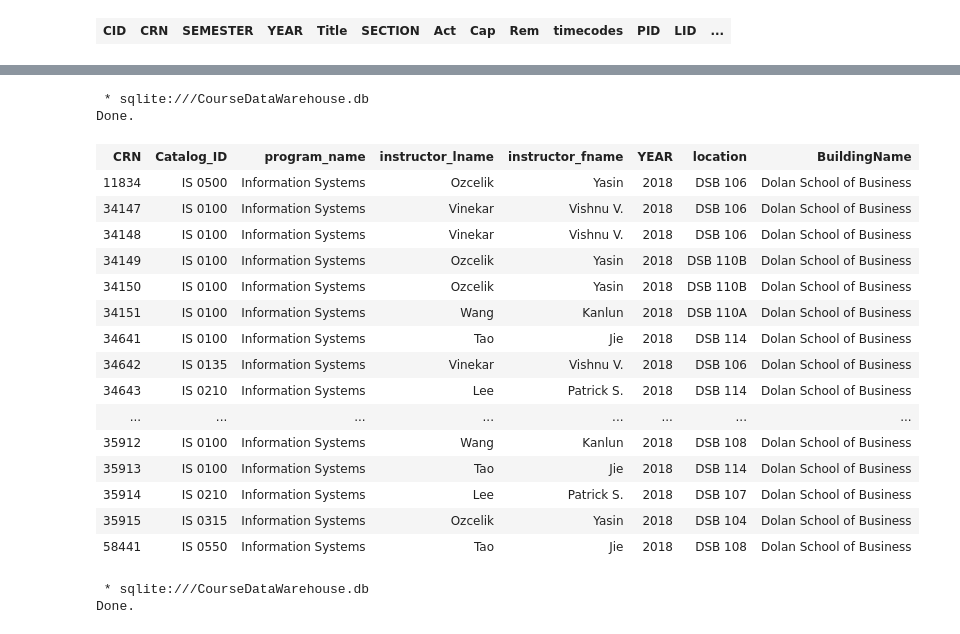
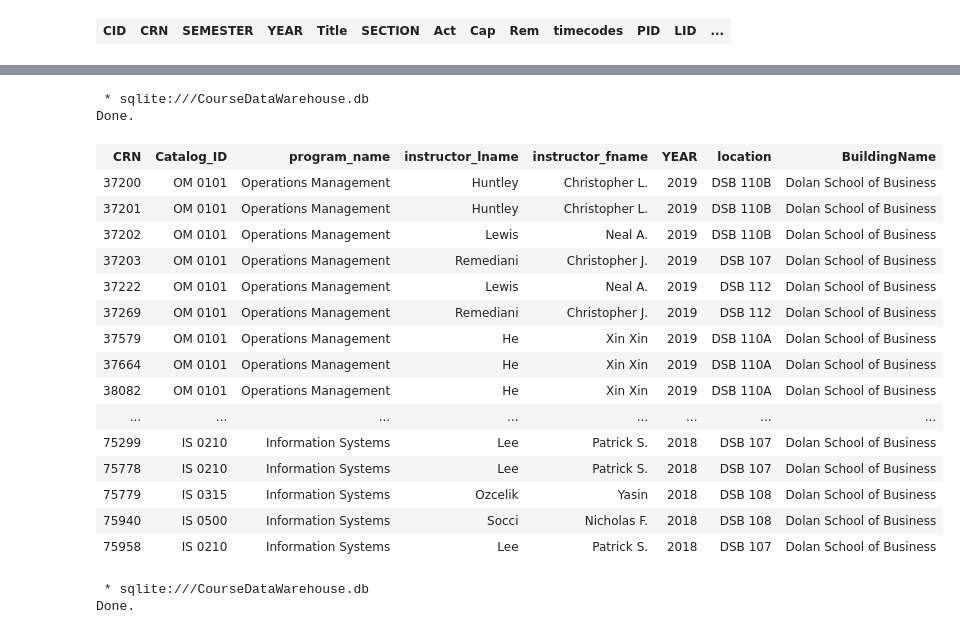
Before and after one commit to fairfield-ba510-spring2020/term-project-mayo, a Jupyter notebook: CourseDataWarehouseTestv2.ipynb, the cells around one changed output, grey strips where cells are left out. Saved outputs shown, nothing was run; the diff lists cells and outputs as text; code cells hidden in the pictures.

```diff
--- a/CourseDataWarehouseTestv2.ipynb
+++ b/CourseDataWarehouseTestv2.ipynb
@@ -176,34 +177,34 @@ Done.
 # %%
 %%sql
 
 SELECT CRN,COURSE_CATALOGS_DIM.Catalog_ID, program_name,  instructor_lname,instructor_fname, YEAR,location ,BuildingName
 FROM COURSES_FACT
     JOIN PROGRAMS_DIM USING (PID)
     JOIN COURSE_CATALOGS_DIM USING (CID)
     JOIN FACULTY_DIM USING (FID)
     JOIN LOCATIONS_DIM USING (LID)
-WHERE program_name like 'iNFORMATION%' AND YEAR = 2018
+WHERE program_name like 'iNFORMATION%'  or program_name like 'Operations Management'  and YEAR = 2019
 GROUP BY CRN
 ORDER BY program_name DESC
 # %% [output]
  * sqlite:///CourseDataWarehouse.db
 Done.
 | CRN | Catalog_ID | program_name | instructor_lname | instructor_fname | YEAR | location | BuildingName |
-| 11834 | IS 0500 | Information Systems | Ozcelik | Yasin | 2018 | DSB 106 | Dolan School of Business |
-| 34147 | IS 0100 | Information Systems | Vinekar | Vishnu V. | 2018 | DSB 106 | Dolan School of Business |
-| 34148 | IS 0100 | Information Systems | Vinekar | Vishnu V. | 2018 | DSB 106 | Dolan School of Business |
-| 34149 | IS 0100 | Information Systems | Ozcelik | Yasin | 2018 | DSB 110B | Dolan School of Business |
-| 34150 | IS 0100 | Information Systems | Ozcelik | Yasin | 2018 | DSB 110B | Dolan School of Business |
-| 34151 | IS 0100 | Information Systems | Wang | Kanlun | 2018 | DSB 110A | Dolan School of Business |
-| 34641 | IS 0100 | Information Systems | Tao | Jie | 2018 | DSB 114 | Dolan School of Business |
-| 34642 | IS 0135 | Information Systems | Vinekar | Vishnu V. | 2018 | DSB 106 | Dolan School of Business |
-| 34643 | IS 0210 | Information Systems | Lee | Patrick S. | 2018 | DSB 114 | Dolan School of Business |
+| 37200 | OM 0101 | Operations Management | Huntley | Christopher L. | 2019 | DSB 110B | Dolan School of Business |
+| 37201 | OM 0101 | Operations Management | Huntley | Christopher L. | 2019 | DSB 110B | Dolan School of Business |
+| 37202 | OM 0101 | Operations Management | Lewis | Neal A. | 2019 | DSB 110B | Dolan School of Business |
+| 37203 | OM 0101 | Operations Management | Remediani | Christopher J. | 2019 | DSB 107 | Dolan School of Business |
+| 37222 | OM 0101 | Operations Management | Lewis | Neal A. | 2019 | DSB 112 | Dolan School of Business |
+| 37269 | OM 0101 | Operations Management | Remediani | Christopher J. | 2019 | DSB 112 | Dolan School of Business |
+| 37579 | OM 0101 | Operations Management | He | Xin Xin | 2019 | DSB 110A | Dolan School of Business |
+| 37664 | OM 0101 | Operations Management | He | Xin Xin | 2019 | DSB 110A | Dolan School of Business |
+| 38082 | OM 0101 | Operations Management | He | Xin Xin | 2019 | DSB 110A | Dolan School of Business |
 | ... | ... | ... | ... | ... | ... | ... | ... |
-| 35912 | IS 0100 | Information Systems | Wang | Kanlun | 2018 | DSB 108 | Dolan School of Business |
-| 35913 | IS 0100 | Information Systems | Tao | Jie | 2018 | DSB 114 | Dolan School of Business |
-| 35914 | IS 0210 | Information Systems | Lee | Patrick S. | 2018 | DSB 107 | Dolan School of Business |
-| 35915 | IS 0315 | Information Systems | Ozcelik | Yasin | 2018 | DSB 104 | Dolan School of Business |
-| 58441 | IS 0550 | Information Systems | Tao | Jie | 2018 | DSB 108 | Dolan School of Business |
+| 75299 | IS 0210 | Information Systems | Lee | Patrick S. | 2018 | DSB 107 | Dolan School of Business |
+| 75778 | IS 0210 | Information Systems | Lee | Patrick S. | 2018 | DSB 107 | Dolan School of Business |
+| 75779 | IS 0315 | Information Systems | Ozcelik | Yasin | 2018 | DSB 108 | Dolan School of Business |
+| 75940 | IS 0500 | Information Systems | Socci | Nicholas F. | 2018 | DSB 108 | Dolan School of Business |
+| 75958 | IS 0210 | Information Systems | Lee | Patrick S. | 2018 | DSB 107 | Dolan School of Business |
 # %%
 %%sql
 vacuum;
```
Also changed, not shown: parts of 3 cells of this notebook, 1 other file.
